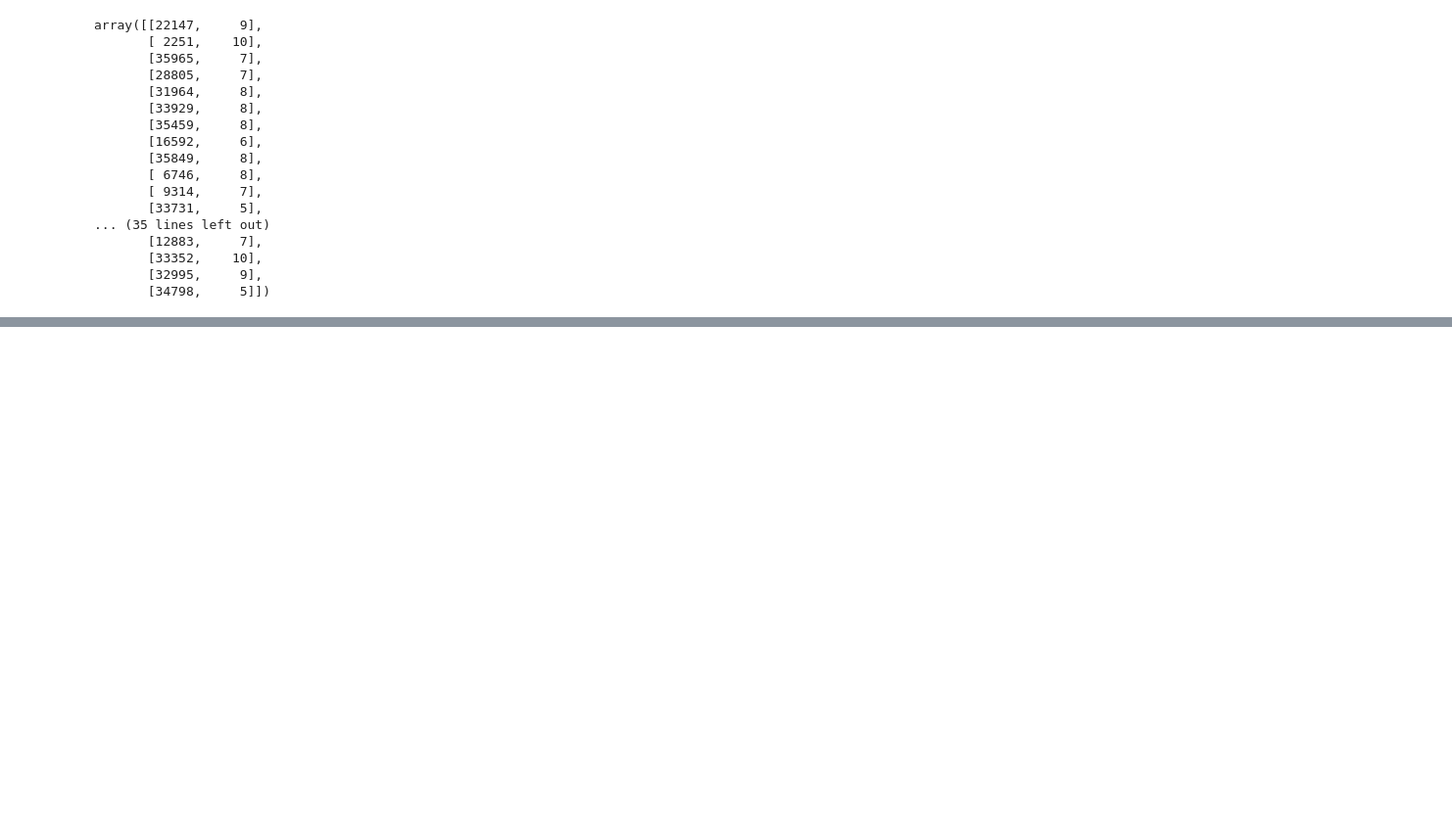
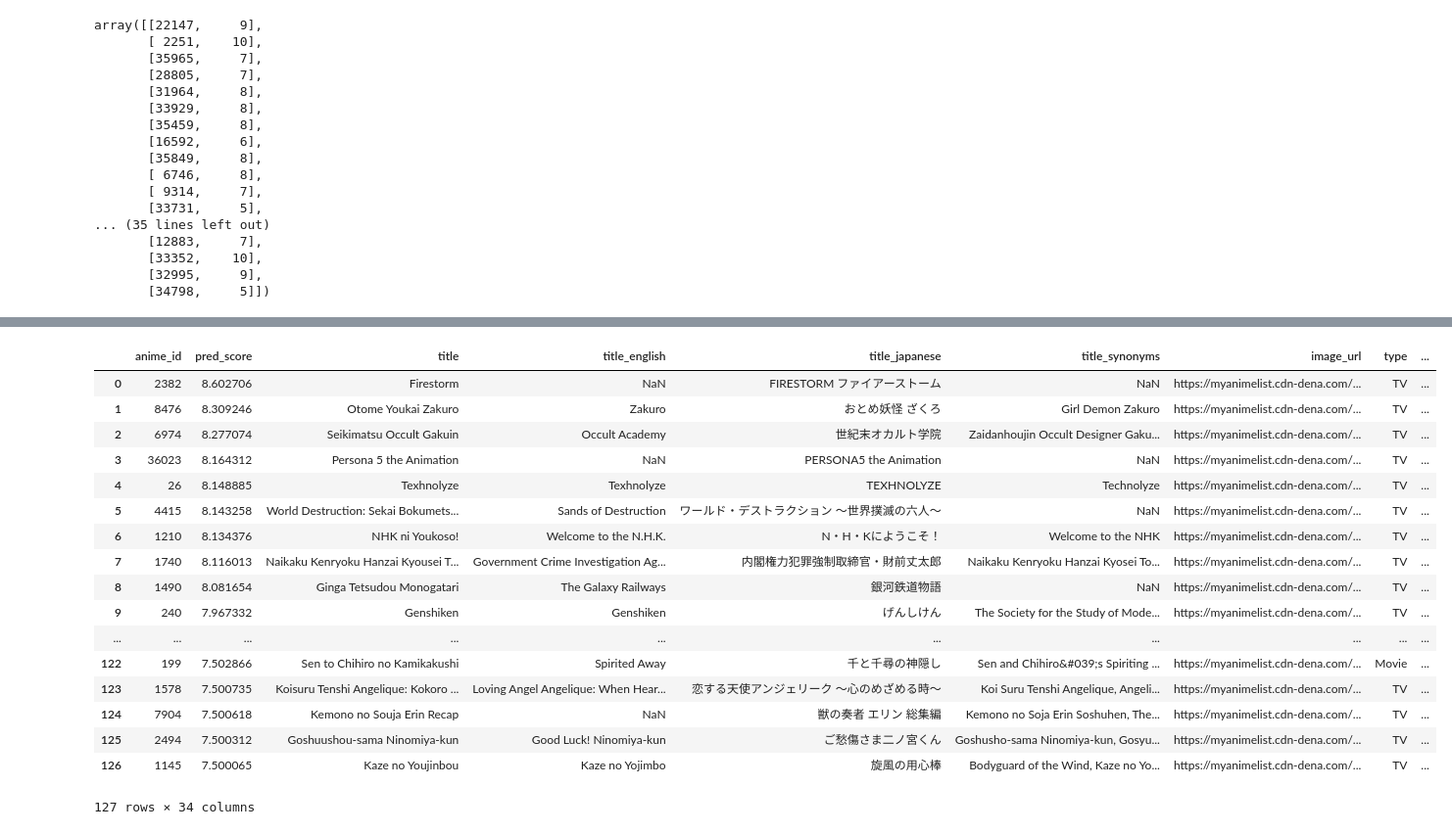
Before and after one commit to cmlimm/MALrecommendations, a Jupyter notebook: datasetTest.ipynb, the cells around one changed output, grey strips where cells are left out. Shown: that part at 98% size. Saved outputs shown, nothing was run; the diff lists cells and outputs as text; code cells hidden in the pictures; blank space fills up the shorter version.

```diff
--- a/datasetTest.ipynb
+++ b/datasetTest.ipynb
@@ -217,13 +237,20 @@ def top_matches(similarity_table, user_show_scores, anime_ids):
     columns = np.setdiff1d(np.arange(len(anime_ids)), rows)
     matches_table = similarity_table[rows][:, columns]
     for i in range(len(columns)):
-        result = np.append(result, [[anime_ids[columns[i]], np.dot(matches_table[:, i], user_scores)/np.sum(matches_table[:, i])]], axis=0)
+        result = np.append(result, [[int(anime_ids[columns[i]]), np.dot(matches_table[:, i], user_scores)/np.sum(matches_table[:, i])]], axis=0)
     return result[result[:,1].argsort()][::-1]
 # %%
 similarity_table = np.load('similarity_table.npy')
 # %%
 def show_names(matches, animesDF):
+    data = {'anime_id': [], 'pred_score':[]}
     for show in matches:
-        print(animesDF[animesDF['anime_id']==show[0]]['title'].values[0], show[1])
+        try:
+            if show[1] <= 10:
+                data['anime_id'].append(int(show[0]))
+                data['pred_score'].append(show[1])
+        except:
+            pass
+    return data
 # %%
-show_names(top_matches(similarity_table, np.array(user_shows_in_db(barbieDF, animesDF)), anime_ids), animesDF)
+cmlimm_rec = show_names(top_matches(similarity_table, np.array(user_shows_in_db(cmlimmDF, animesDF)), anime_ids), animesDF)
@@ -277,0 +257,3 @@ array([2, 8])
+# %%
+cmlimm_recDF = pd.DataFrame(data=cmlimm_rec)
+cmlimm_recDF.head()
@@ -277,0 +277,22 @@ array([2, 8])
+# %%
+resultDF = pd.merge(cmlimm_recDF, animesDF, on=['anime_id'])
+resultDF[resultDF.pred_score > 7.5]
+# %% [output]
+|  | anime_id | pred_score | title | title_english | title_japanese | title_synonyms | image_url | type | ... |
+| 0 | 2382 | 8.602706 | Firestorm | NaN | FIRESTORM ファイアーストーム | NaN | https://myanimelist.cdn-dena.com/... | TV | ... |
+| 1 | 8476 | 8.309246 | Otome Youkai Zakuro | Zakuro | おとめ妖怪 ざくろ | Girl Demon Zakuro | https://myanimelist.cdn-dena.com/... | TV | ... |
+| 2 | 6974 | 8.277074 | Seikimatsu Occult Gakuin | Occult Academy | 世紀末オカルト学院 | Zaidanhoujin Occult Designer Gaku... | https://myanimelist.cdn-dena.com/... | TV | ... |
+| 3 | 36023 | 8.164312 | Persona 5 the Animation | NaN | PERSONA5 the Animation | NaN | https://myanimelist.cdn-dena.com/... | TV | ... |
+| 4 | 26 | 8.148885 | Texhnolyze | Texhnolyze | TEXHNOLYZE | Technolyze | https://myanimelist.cdn-dena.com/... | TV | ... |
+| 5 | 4415 | 8.143258 | World Destruction: Sekai Bokumets... | Sands of Destruction | ワールド・デストラクション ～世界撲滅の六人～ | NaN | https://myanimelist.cdn-dena.com/... | TV | ... |
+| 6 | 1210 | 8.134376 | NHK ni Youkoso! | Welcome to the N.H.K. | N・H・Kにようこそ！ | Welcome to the NHK | https://myanimelist.cdn-dena.com/... | TV | ... |
+| 7 | 1740 | 8.116013 | Naikaku Kenryoku Hanzai Kyousei T... | Government Crime Investigation Ag... | 内閣権力犯罪強制取締官・財前丈太郎 | Naikaku Kenryoku Hanzai Kyosei To... | https://myanimelist.cdn-dena.com/... | TV | ... |
+| 8 | 1490 | 8.081654 | Ginga Tetsudou Monogatari | The Galaxy Railways | 銀河鉄道物語 | NaN | https://myanimelist.cdn-dena.com/... | TV | ... |
+| 9 | 240 | 7.967332 | Genshiken | Genshiken | げんしけん | The Society for the Study of Mode... | https://myanimelist.cdn-dena.com/... | TV | ... |
+| ... | ... | ... | ... | ... | ... | ... | ... | ... | ... |
+| 122 | 199 | 7.502866 | Sen to Chihiro no Kamikakushi | Spirited Away | 千と千尋の神隠し | Sen and Chihiro&#039;s Spiriting ... | https://myanimelist.cdn-dena.com/... | Movie | ... |
+| 123 | 1578 | 7.500735 | Koisuru Tenshi Angelique: Kokoro ... | Loving Angel Angelique: When Hear... | 恋する天使アンジェリーク ～心のめざめる時～ | Koi Suru Tenshi Angelique, Angeli... | https://myanimelist.cdn-dena.com/... | TV | ... |
+| 124 | 7904 | 7.500618 | Kemono no Souja Erin Recap | NaN | 獣の奏者 エリン 総集編 | Kemono no Soja Erin Soshuhen, The... | https://myanimelist.cdn-dena.com/... | TV | ... |
+| 125 | 2494 | 7.500312 | Goshuushou-sama Ninomiya-kun | Good Luck! Ninomiya-kun | ご愁傷さま二ノ宮くん | Goshusho-sama Ninomiya-kun, Gosyu... | https://myanimelist.cdn-dena.com/... | TV | ... |
+| 126 | 1145 | 7.500065 | Kaze no Youjinbou | Kaze no Yojimbo | 旋風の用心棒 | Bodyguard of the Wind, Kaze no Yo... | https://myanimelist.cdn-dena.com/... | TV | ... |
+127 rows × 34 columns
```
Also changed, not shown: parts of 29 cells of this notebook, 6 other files.
